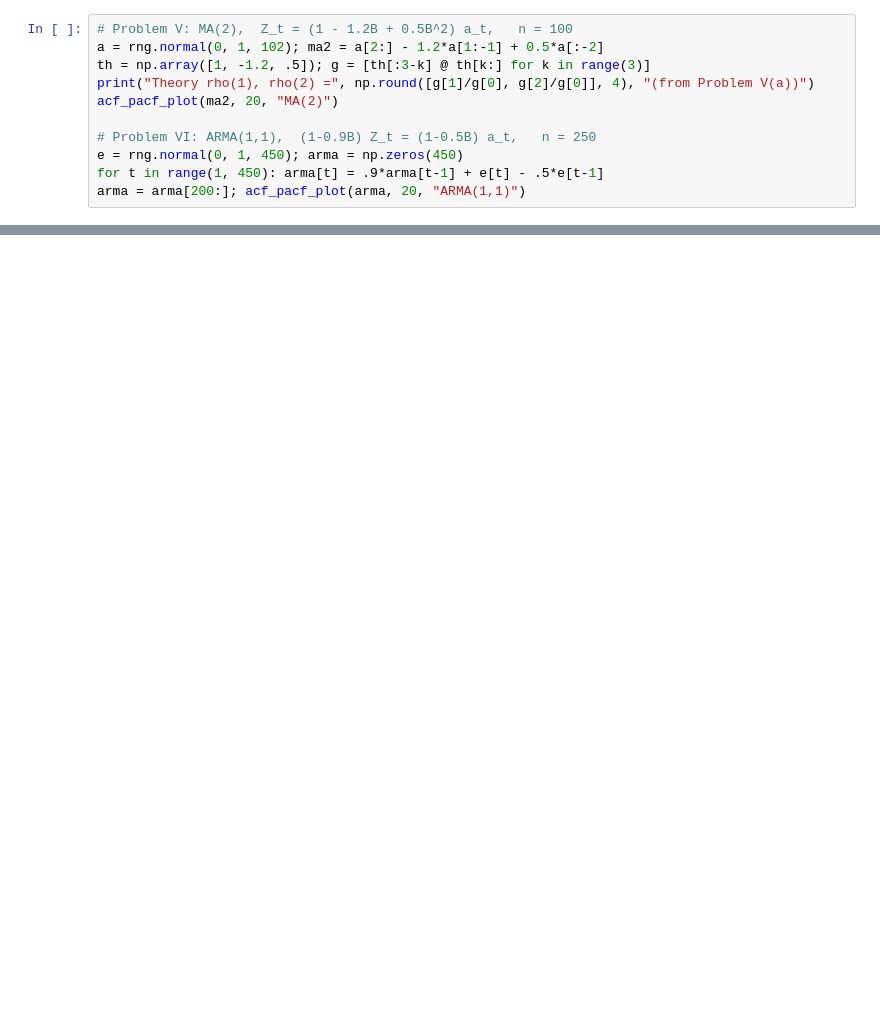
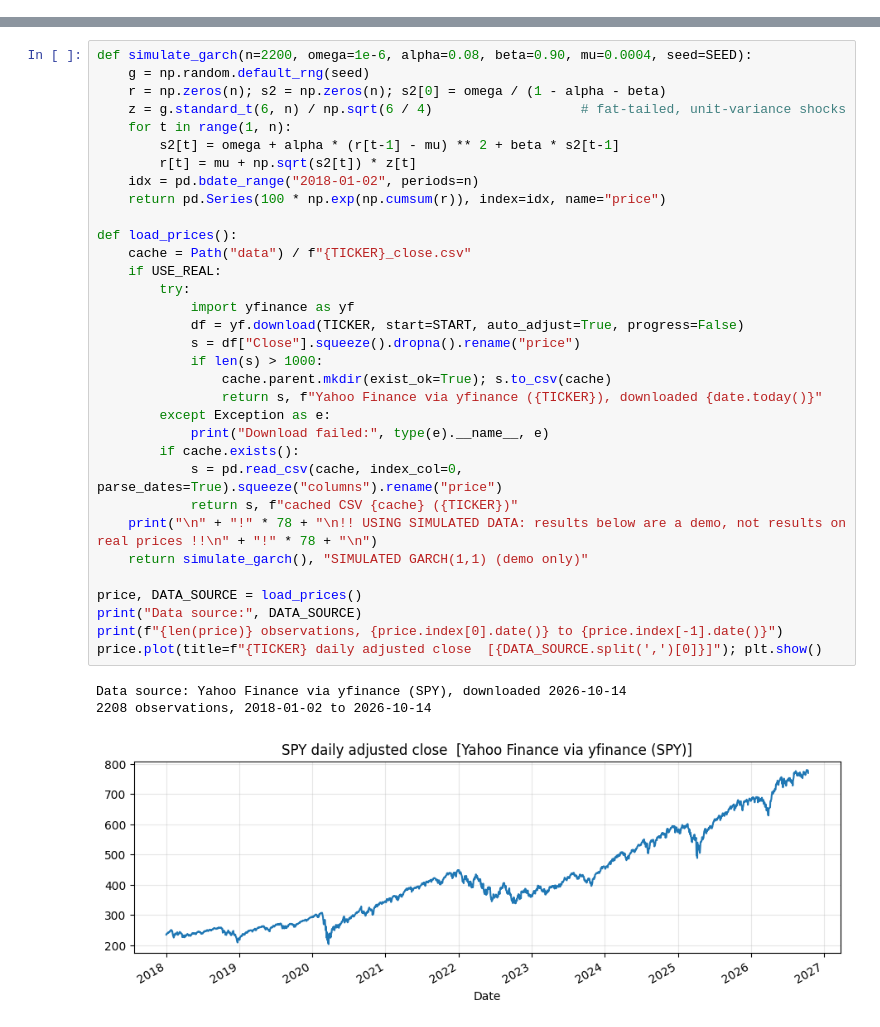
Before and after one commit to Arnab-Chakraborti/Time-Series-Econometrics, a Jupyter notebook: financial-time-series.ipynb, the cells around one changed output, grey strips where cells are left out. Drawn from its saved outputs; the diff is of its cells as text; blank space fills up the shorter version.

Commit message:
Kaggle Notebook | Time Series Econometrics + conformal  | Version 2

```diff
--- a/financial-time-series.ipynb
+++ b/financial-time-series.ipynb
@@ -261,11 +0,0 @@ You simulated an MA(2) (Problem V) and an ARMA(1,1) (Problem VI). Below are the
-# %%
-# Problem V: MA(2),  Z_t = (1 - 1.2B + 0.5B^2) a_t,   n = 100
-a = rng.normal(0, 1, 102); ma2 = a[2:] - 1.2*a[1:-1] + 0.5*a[:-2]
-th = np.array([1, -1.2, .5]); g = [th[:3-k] @ th[k:] for k in range(3)]
-print("Theory rho(1), rho(2) =", np.round([g[1]/g[0], g[2]/g[0]], 4), "(from Problem V(a))")
-acf_pacf_plot(ma2, 20, "MA(2)")
-
-# Problem VI: ARMA(1,1),  (1-0.9B) Z_t = (1-0.5B) a_t,   n = 250
-e = rng.normal(0, 1, 450); arma = np.zeros(450)
-for t in range(1, 450): arma[t] = .9*arma[t-1] + e[t] - .5*e[t-1]
-arma = arma[200:]; acf_pacf_plot(arma, 20, "ARMA(1,1)")
@@ -465,0 +66,37 @@ Window mean               98.334
+# %%
+def simulate_garch(n=2200, omega=1e-6, alpha=0.08, beta=0.90, mu=0.0004, seed=SEED):
+    g = np.random.default_rng(seed)
+    r = np.zeros(n); s2 = np.zeros(n); s2[0] = omega / (1 - alpha - beta)
+    z = g.standard_t(6, n) / np.sqrt(6 / 4)                   # fat-tailed, unit-variance shocks
+    for t in range(1, n):
+        s2[t] = omega + alpha * (r[t-1] - mu) ** 2 + beta * s2[t-1]
+        r[t] = mu + np.sqrt(s2[t]) * z[t]
+    idx = pd.bdate_range("2018-01-02", periods=n)
+    return pd.Series(100 * np.exp(np.cumsum(r)), index=idx, name="price")
+
+def load_prices():
+    cache = Path("data") / f"{TICKER}_close.csv"
+    if USE_REAL:
+        try:
+            import yfinance as yf
+            df = yf.download(TICKER, start=START, auto_adjust=True, progress=False)
+            s = df["Close"].squeeze().dropna().rename("price")
+            if len(s) > 1000:
+                cache.parent.mkdir(exist_ok=True); s.to_csv(cache)
+                return s, f"Yahoo Finance via yfinance ({TICKER}), downloaded {date.today()}"
+        except Exception as e:
+            print("Download failed:", type(e).__name__, e)
+        if cache.exists():
+            s = pd.read_csv(cache, index_col=0, parse_dates=True).squeeze("columns").rename("price")
+            return s, f"cached CSV {cache} ({TICKER})"
+    print("\n" + "!" * 78 + "\n!! USING SIMULATED DATA: results below are a demo, not results on real prices !!\n" + "!" * 78 + "\n")
+    return simulate_garch(), "SIMULATED GARCH(1,1) (demo only)"
+
+price, DATA_SOURCE = load_prices()
+print("Data source:", DATA_SOURCE)
+print(f"{len(price)} observations, {price.index[0].date()} to {price.index[-1].date()}")
+price.plot(title=f"{TICKER} daily adjusted close  [{DATA_SOURCE.split(',')[0]}]"); plt.show()
+# %% [output]
+Data source: Yahoo Finance via yfinance (SPY), downloaded 2026-10-14
+2208 observations, 2018-01-02 to 2026-10-14
+[figure, added]
```
Also changed, not shown: parts of 76 cells of this notebook.
